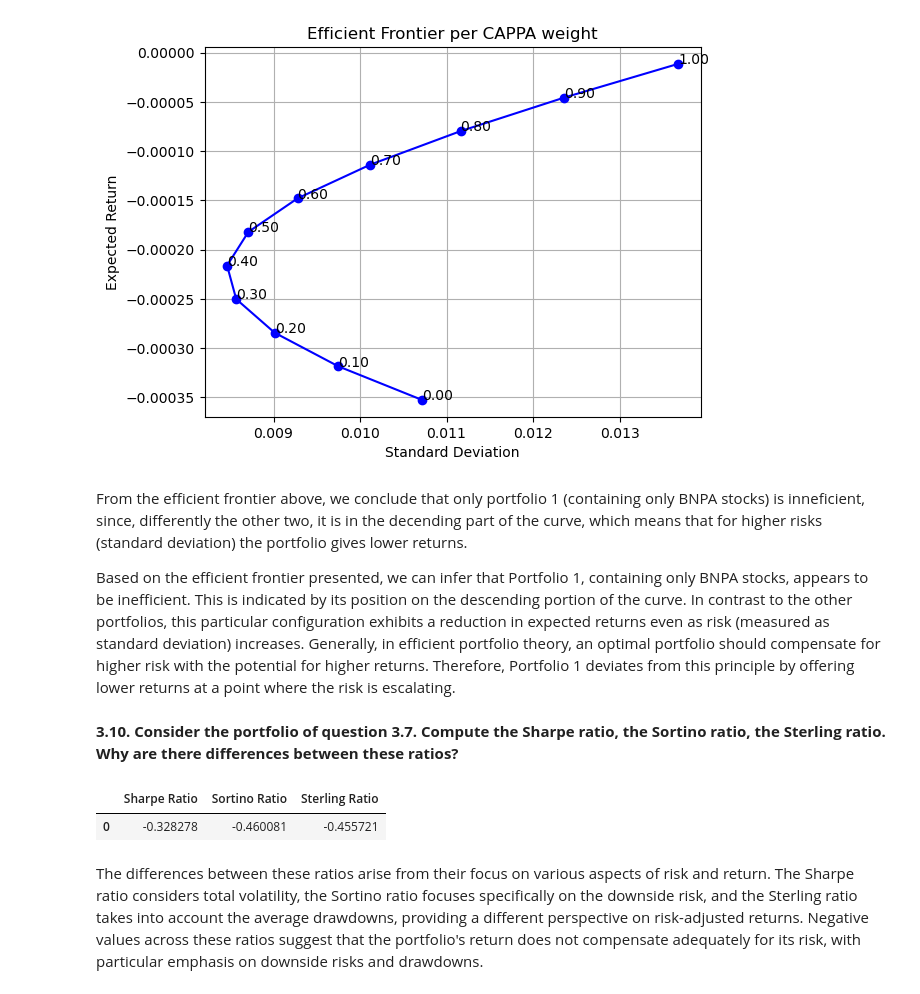
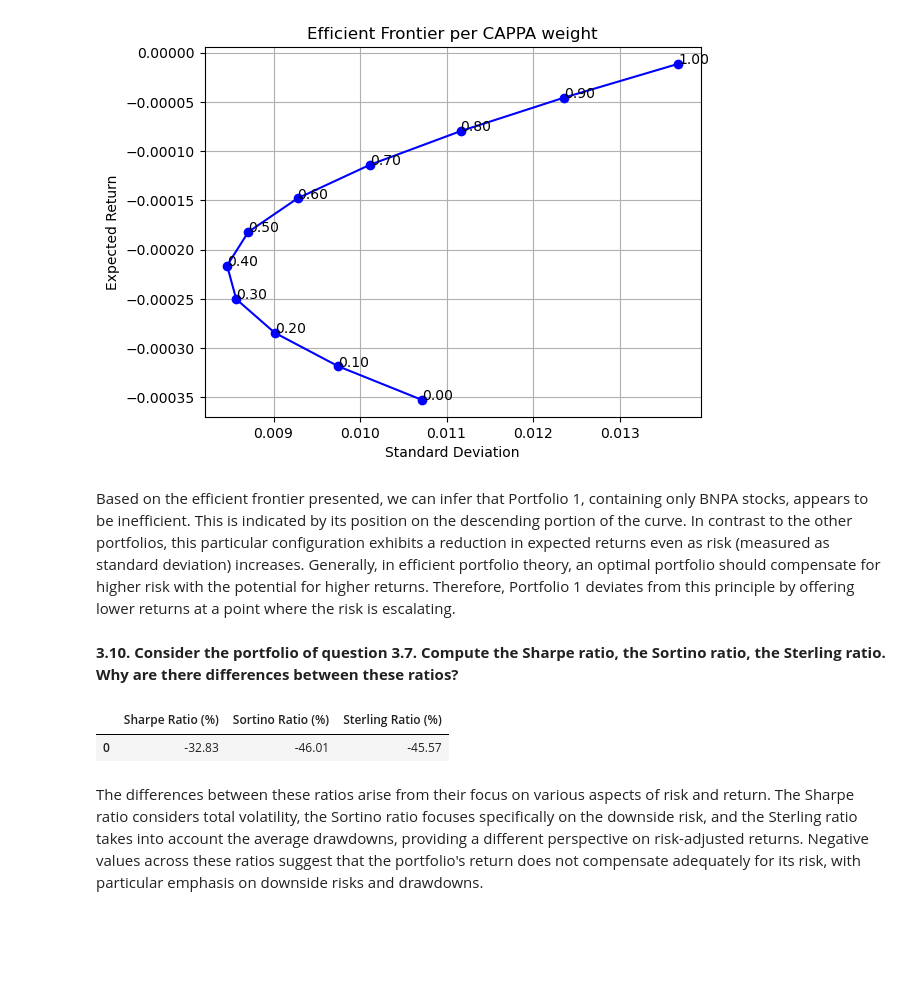
Before and after one commit to yurialvizi/mods205-digital-finance, a Jupyter notebook: project.ipynb, the cells around one changed output. Saved outputs shown, nothing was run; the diff lists cells and outputs as text; code cells hidden in the pictures; blank space fills up the shorter version.

```diff
--- a/project.ipynb
+++ b/project.ipynb
@@ -414,8 +431,6 @@ plt.show()
 # %% [output]
 [figure]
 # %% [markdown]
-From the efficient frontier above, we conclude that only portfolio 1 (containing only BNPA stocks) is inneficient, since, differently the other two, it is in the decending part of the curve, which means that for higher risks (standard deviation) the portfolio gives lower returns.
-
 Based on the efficient frontier presented, we can infer that Portfolio 1, containing only BNPA stocks, appears to be inefficient. This is indicated by its position on the descending portion of the curve. In contrast to the other portfolios, this particular configuration exhibits a reduction in expected returns even as risk (measured as standard deviation) increases. Generally, in efficient portfolio theory, an optimal portfolio should compensate for higher risk with the potential for higher returns. Therefore, Portfolio 1 deviates from this principle by offering lower returns at a point where the risk is escalating.
 # %% [markdown]
 **3.10. Consider the portfolio of question 3.7. Compute the Sharpe ratio, the Sortino ratio, the
@@ -423,33 +438,38 @@ Sterling ratio. Why are there differences between these ratios?**
 # %%
 # Sharpe ratio
 sharpe_ratio = (portfolio_avg_return - Rf) / portfolio_std_dev
 
 # Sortino ratio
 downside_returns = portfolio_daily_returns[portfolio_daily_returns < Rf]
 downside_deviation = downside_returns.std()
 
 sortino_ratio = (portfolio_avg_return - Rf) / downside_deviation
 
 # Sterling ratio
 cumulative_returns = (1 + portfolio_daily_returns).cumprod()
 
 rolling_max = cumulative_returns.cummax()
 drawdowns = (cumulative_returns - rolling_max) / rolling_max
 
 # Drawdonws are the maximum loss from a peak to a trough of a portfolio
 max_drawdown = drawdowns.min()
 
 # Using the CAC40 as the benchmark
 benchmark_volatility = cac40_daily_returns.std()
 
 sterling_ratio = (cumulative_returns[-1] - 1) / (abs(max_drawdown) + benchmark_volatility)
 
-data = {'Sharpe Ratio': [sharpe_ratio], 'Sortino Ratio': [sortino_ratio], 'Sterling Ratio': [sterling_ratio]}
+data = {
+    'Sharpe Ratio (%)': [round(sharpe_ratio * 100, 2)],
+    'Sortino Ratio (%)':  [round(sortino_ratio * 100, 2)],
+    'Sterling Ratio (%)': [round(sterling_ratio * 100, 2)]
+}
+
 df_stats = pd.DataFrame(data)
 df_stats
 # %% [output]
-|  | Sharpe Ratio | Sortino Ratio | Sterling Ratio |
-| 0 | -0.328278 | -0.460081 | -0.455721 |
+|  | Sharpe Ratio (%) | Sortino Ratio (%) | Sterling Ratio (%) |
+| 0 | -32.83 | -46.01 | -45.57 |
 # %% [markdown]
 The differences between these ratios arise from their focus on various aspects of risk and return. The Sharpe ratio considers total volatility, the Sortino ratio focuses specifically on the downside risk, and the Sterling ratio takes into account the average drawdowns, providing a different perspective on risk-adjusted returns. Negative values across these ratios suggest that the portfolio's return does not compensate adequately for its risk, with particular emphasis on downside risks and drawdowns.
 # %% [markdown]
```
Also changed, not shown: parts of 7 cells of this notebook.
